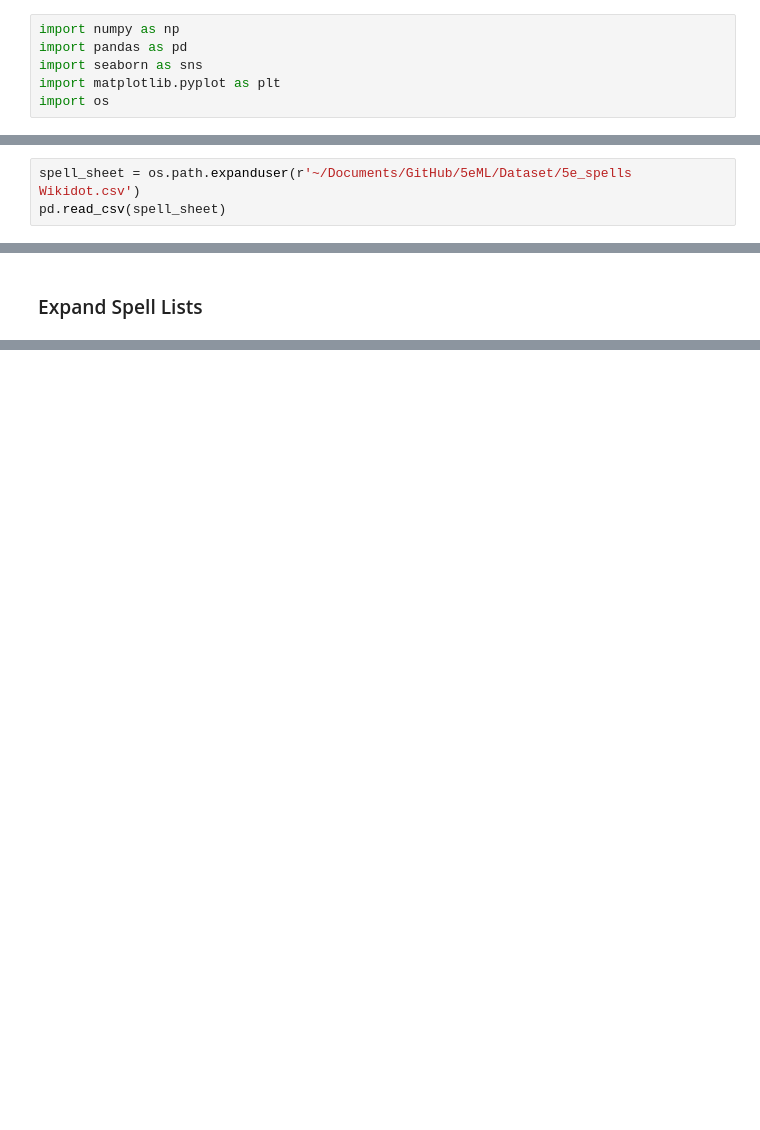
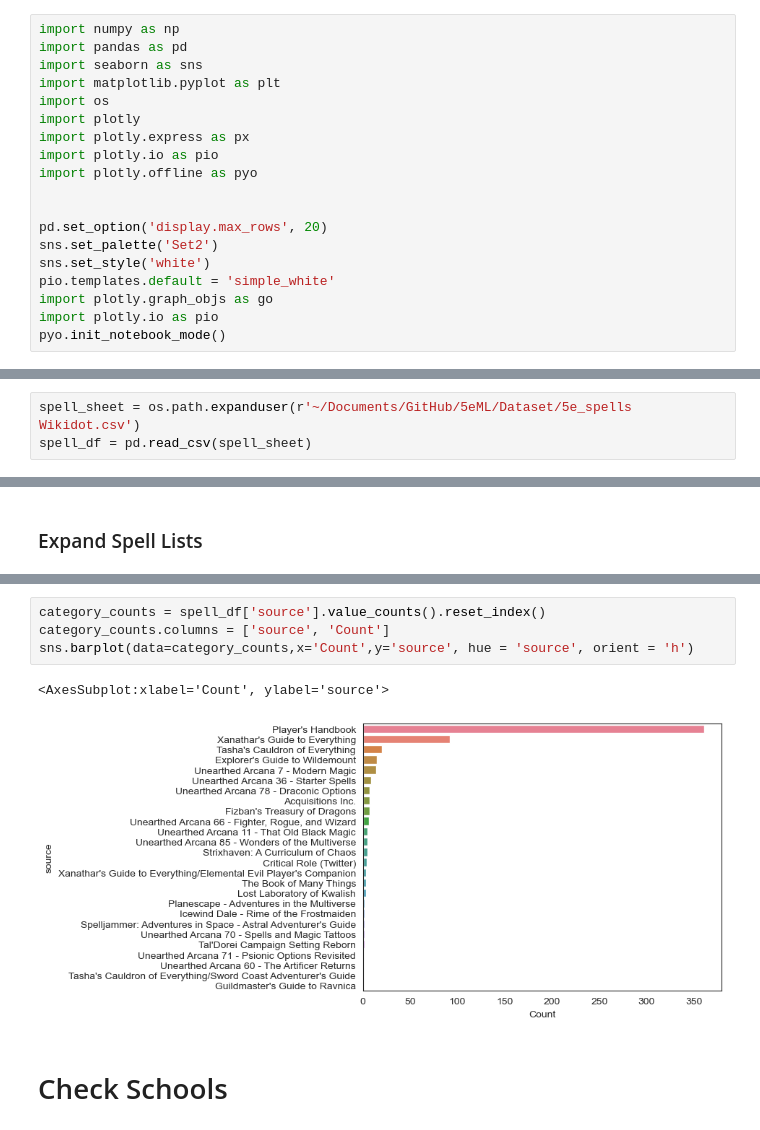
Before and after one commit to HeribertoNieves/5eML, a Jupyter notebook: EDA/5e spells EDA.ipynb, the cells around one changed output, grey strips where cells are left out. Drawn from its saved outputs; the diff is of its cells as text; blank space fills up the shorter version.

Commit message:
sns and plotly

```diff
--- a/EDA/5e spells EDA.ipynb
+++ b/EDA/5e spells EDA.ipynb
@@ -6,3 +6,16 @@ import pandas as pd
 import seaborn as sns
 import matplotlib.pyplot as plt
 import os
+import plotly
+import plotly.express as px
+import plotly.io as pio
+import plotly.offline as pyo
+
+
+pd.set_option('display.max_rows', 20)
+sns.set_palette('Set2')
+sns.set_style('white')
+pio.templates.default = 'simple_white'
+import plotly.graph_objs as go
+import plotly.io as pio
+pyo.init_notebook_mode()
@@ -9,3 +24,3 @@ import os
 # %%
 spell_sheet = os.path.expanduser(r'~/Documents/GitHub/5eML/Dataset/5e_spells Wikidot.csv')
-pd.read_csv(spell_sheet)
+spell_df = pd.read_csv(spell_sheet)
@@ -27,0 +75,9 @@ pd.read_csv(spell_sheet)
+# %%
+category_counts = spell_df['source'].value_counts().reset_index()
+category_counts.columns = ['source', 'Count']
+sns.barplot(data=category_counts,x='Count',y='source', hue = 'source', orient = 'h')
+# %% [output]
+<AxesSubplot:xlabel='Count', ylabel='source'>
+[figure, added]
+# %% [markdown]
+# Check Schools
```
Also changed, not shown: parts of 17 cells of this notebook.
